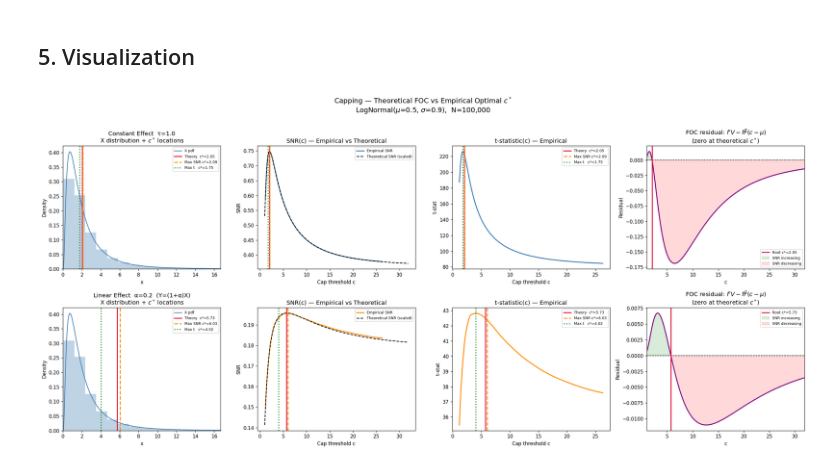
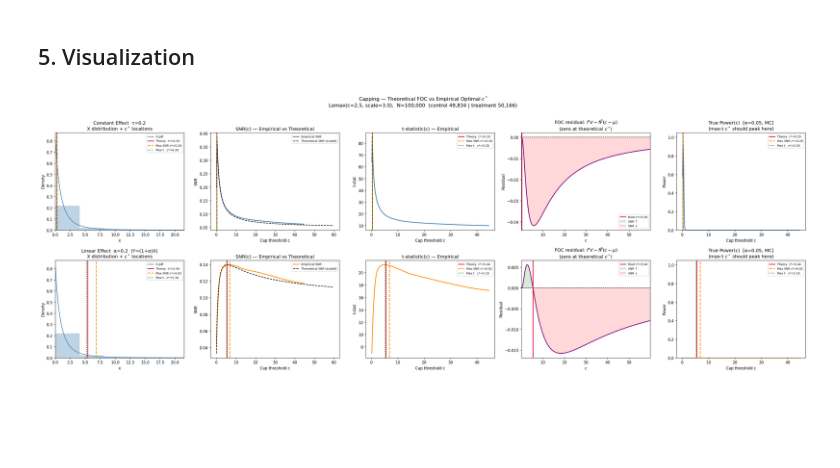
Before and after one commit to WilliamDHN289/Optimal-Capping, a Jupyter notebook: 8_capping.ipynb, the cells around one changed output. Cells and saved outputs as stored; diff of their text form; code cells hidden in the pictures; blank space fills up the shorter version.

```diff
--- a/8_capping.ipynb
+++ b/8_capping.ipynb
@@ -125,7 +146,7 @@ Theoretical functions defined.
 # %% [markdown]
 ## 3. Find Theoretical $c^*$ via Root-Finding on FOC
 # %%
-c_scan = np.linspace(dist.ppf(0.30), dist.ppf(0.9995), 600)
+c_scan = np.linspace(dist.ppf(0.05), dist.ppf(0.9995), 600)
 
 # Evaluate FOC residuals over grid
 foc_scan_const = np.array([foc_cap_const(c) for c in c_scan])
@@ -147,7 +168,6 @@ c_star_theory_lin   = optimize.brentq(foc_cap_lin,   a_lin,   b_lin,   xtol=1e-6
 print(f"Theoretical c* — Constant effect (τ={TAU}):  {c_star_theory_const:.4f}")
 print(f"Theoretical c* — Linear effect  (α={ALPHA}): {c_star_theory_lin:.4f}")
 
-# Verify: FOC residual is ~0 at c*
 print(f"\nFOC residual check:")
 print(f"  Constant: foc(c*)={foc_cap_const(c_star_theory_const):.2e}")
 print(f"  Linear:   foc(c*)={foc_cap_lin(c_star_theory_lin):.2e}")
@@ -209,14 +254,12 @@ Empirical max-t c*                 1.7525         4.0185
 # %% [markdown]
 ## 5. Visualization
 # %%
-def plot_capping_case(axes_row, X, Y, c_grid, c_scan,
-                      snr_emp, tstat_emp, snr_theory, foc_scan,
+def plot_capping_case(axes_row, X_base, c_grid, c_scan,
+                      snr_emp, tstat_emp, snr_theory, foc_scan, power_emp,
                       c_theory, c_snr, c_tstat,
                       title, row_color):
-    """
-    4-panel row: [histogram | SNR curves | t-stat curve | FOC residual]
-    """
-    ax_hist, ax_snr, ax_t, ax_foc = axes_row
+    """5-panel row: histogram | SNR | t-stat | FOC residual | power curve."""
+    ax_hist, ax_snr, ax_t, ax_foc, ax_pw = axes_row
     vlines = [
         (c_theory, 'crimson',    '-',  f'Theory  c*={c_theory:.2f}'),
         (c_snr,    'darkorange', '--', f'Max SNR c*={c_snr:.2f}'),
@@ -224,21 +267,20 @@ def plot_capping_case(axes_row, X, Y, c_grid, c_scan,
     ]
 
     # ── Histogram ────────────────────────────────────────────────────
-    x_plot = np.linspace(0, np.percentile(X, 99.5), 400)
-    ax_hist.hist(X, bins=80, density=True, alpha=0.35, color='steelblue')
+    p995   = np.percentile(X_base, 99.5)
+    x_plot = np.linspace(0, p995, 400)
+    ax_hist.hist(X_base, bins=80, density=True, alpha=0.35, color='steelblue')
     ax_hist.plot(x_plot, dist.pdf(x_plot), 'steelblue', lw=1.5, label='X pdf')
     for cv, col, ls, lbl in vlines:
         ax_hist.axvline(cv, color=col, lw=2, linestyle=ls, label=lbl)
-    ax_hist.set_xlim(0, np.percentile(X, 99.5))
+    ax_hist.set_xlim(0, p995)
     ax_hist.set_title(f'{title}\nX distribution + $c^*$ locations')
     ax_hist.set_xlabel('x'); ax_hist.set_ylabel('Density')
     ax_hist.legend(fontsize=7.5)
 
     # ── SNR curves: empirical + theoretical ──────────────────────────
-    # Normalise theory curve to match empirical scale for shape comparison
     scale = snr_emp.max() / snr_theory.max() if snr_theory.max() > 0 else 1
-    ax_snr.plot(c_grid, snr_emp,            color=row_color, lw=2,
-                label='Empirical SNR')
+    ax_snr.plot(c_grid, snr_emp,            color=row_color, lw=2,   label='Empirical SNR')
     ax_snr.plot(c_scan, snr_theory * scale, color='black',   lw=1.5,
                 linestyle='--', label='Theoretical SNR (scaled)')
     for cv, col, ls, lbl in vlines:
@@ -256,45 +298,53 @@ def plot_capping_case(axes_row, X, Y, c_grid, c_scan,
     ax_t.legend(fontsize=7.5)
 
     # ── FOC residual ─────────────────────────────────────────────────
     ax_foc.plot(c_scan, foc_scan, color='purple', lw=2)
     ax_foc.axhline(0, color='k', lw=1, linestyle='--')
     ax_foc.axvline(c_theory, color='crimson', lw=2, linestyle='-',
                    label=f'Root c*={c_theory:.2f}')
     ax_foc.fill_between(c_scan, foc_scan, 0,
-                         where=(foc_scan > 0), alpha=0.15, color='green',
-                         label='SNR increasing')
+                         where=(foc_scan > 0), alpha=0.15, color='green', label='SNR ↑')
     ax_foc.fill_between(c_scan, foc_scan, 0,
-                         where=(foc_scan < 0), alpha=0.15, color='red',
-                         label='SNR decreasing')
+                         where=(foc_scan < 0), alpha=0.15, color='red',   label='SNR ↓')
     ax_foc.set_title("FOC residual: $f'V - f\\bar{F}(c-\\mu)$\n(zero at theoretical $c^*$)")
     ax_foc.set_xlabel('c'); ax_foc.set_ylabel('Residual')
     ax_foc.set_xlim(c_scan[0], c_scan[-1])
     ax_foc.legend(fontsize=7.5)
 
+    # ── True power curve ─────────────────────────────────────────────
+    ax_pw.plot(c_grid, power_emp, color=row_color, lw=2)
+    for cv, col, ls, lbl in vlines:
+        ax_pw.axvline(cv, color=col, lw=2, linestyle=ls, label=lbl)
+    ax_pw.set_title('True Power(c)  [α=0.05, MC]\n(max-t $c^*$ should peak here)')
+    ax_pw.set_xlabel('Cap threshold c'); ax_pw.set_ylabel('Power')
+    ax_pw.set_ylim(0, 1.05)
+    ax_pw.legend(fontsize=7.5)
 
-fig, axes = plt.subplots(2, 4, figsize=(22, 10))
+
+fig, axes = plt.subplots(2, 5, figsize=(28, 10))
 fig.suptitle(
     'Capping — Theoretical FOC vs Empirical Optimal $c^*$\n'
-    f'LogNormal($\\mu$={LOG_MU}, $\\sigma$={LOG_SIGMA}),  N={N:,}',
-    fontsize=14, y=1.01)
+    f'Lomax(c={LOMAX_C}, scale={LOMAX_SCALE}),  N={N:,}  '
+    f'(control {ctrl_mask.sum():,} | treatment {trt_mask.sum():,})',
+    fontsize=13, y=1.01)
 
 plot_capping_case(
-    axes[0], X, Y_const, c_grid, c_scan,
-    snr_emp_const, tstat_emp_const, snr_theory_const, foc_scan_const,
+    axes[0], X_base, c_grid, c_scan,
+    snr_emp_const, tstat_emp_const, snr_theory_const, foc_scan_const, power_const,
     c_star_theory_const, c_star_snr_const, c_star_tstat_const,
     f'Constant Effect  τ={TAU}', 'steelblue')
 
 plot_capping_case(
-    axes[1], X, Y_lin, c_grid, c_scan,
-    snr_emp_lin, tstat_emp_lin, snr_theory_lin, foc_scan_lin,
+    axes[1], X_base, c_grid, c_scan,
+    snr_emp_lin, tstat_emp_lin, snr_theory_lin, foc_scan_lin, power_lin,
     c_star_theory_lin, c_star_snr_lin, c_star_tstat_lin,
     f'Linear Effect  α={ALPHA}  (Y=(1+α)X)', 'darkorange')
 
 plt.tight_layout()
 plt.savefig('capping_main.png', dpi=150, bbox_inches='tight')
 plt.show()
 # %% [output]
-[figure, old version]
+[figure, new version]
 # %%
 # ── Summary: bar chart + scatter comparison ───────────────────────────────────
 fig, axes = plt.subplots(1, 2, figsize=(13, 5))
```
Also changed, not shown: parts of 6 cells of this notebook.
